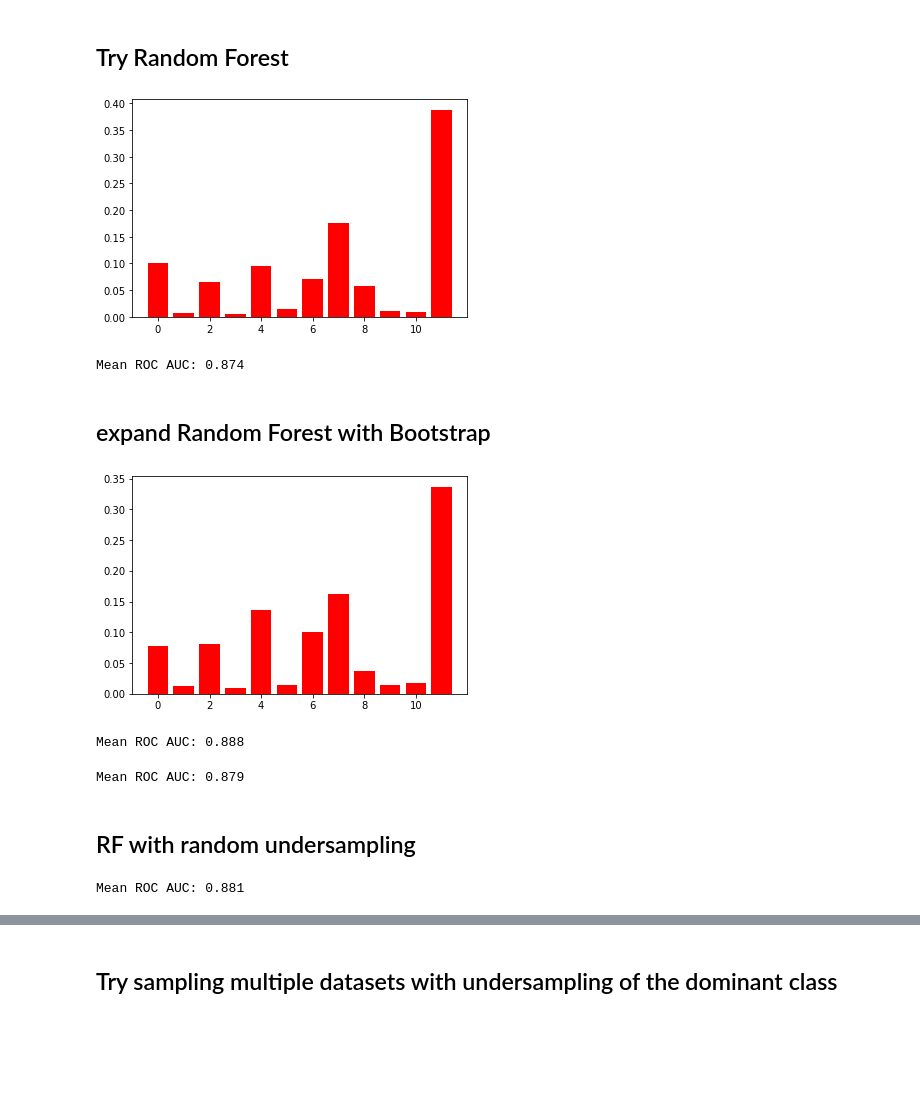
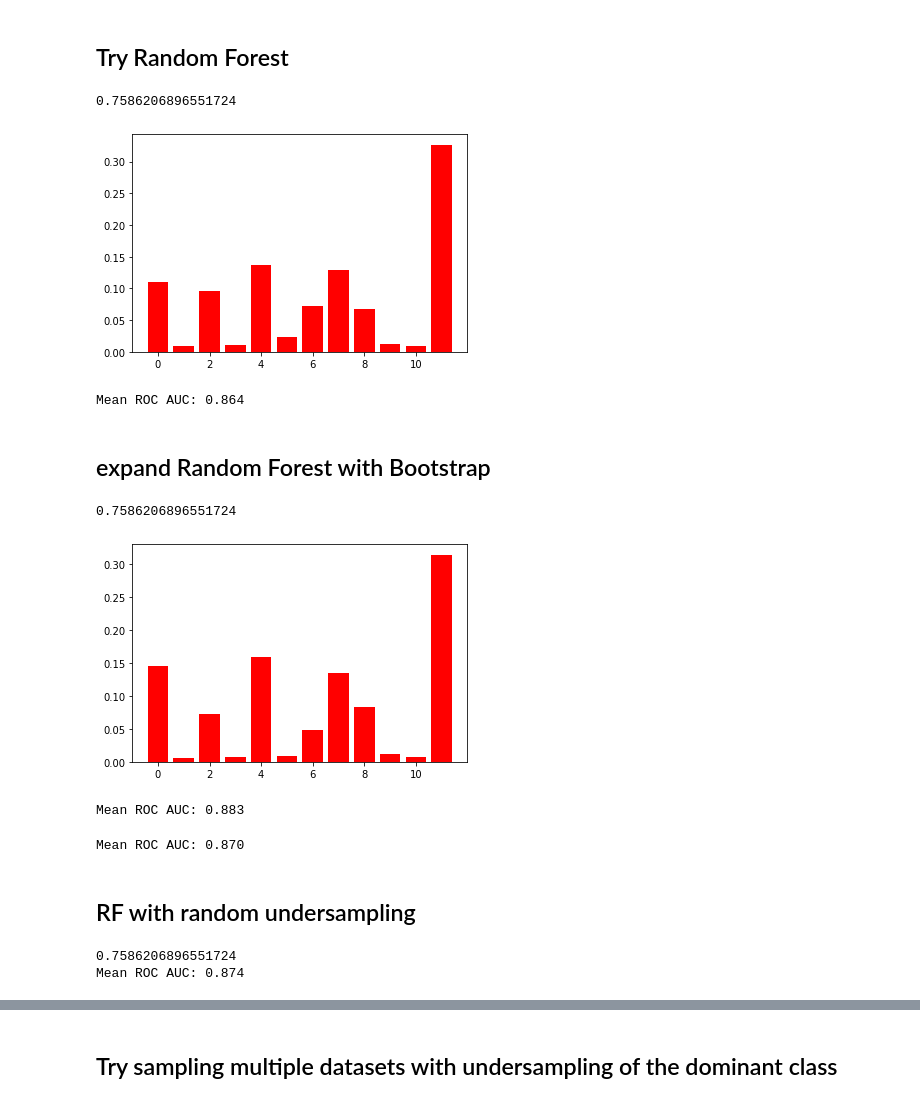
Before and after one commit to skynetn1fan/heartfailure, a Jupyter notebook: heart_failure_prediction.ipynb, the cells around one changed output, grey strips where cells are left out. Cells and saved outputs as stored; diff of their text form; code cells hidden in the pictures; blank space fills up the shorter version.

```diff
--- a/heart_failure_prediction.ipynb
+++ b/heart_failure_prediction.ipynb
@@ -197,3 +201,8 @@ sns.distplot(data["platelets"], fit=norm, ax=axs[2,1])
+# %%
+x = data.iloc[:,:-1]
+y = data.iloc[:,-1]
+# %%
+x_train, x_test, y_train, y_test = train_test_split(x, y, test_size=0.2)
 # %% [markdown]
 # Ensemble approach
 # %% [markdown]
@@ -204,11 +210,14 @@ target = df.iloc[:,-1]
 # %%
 # model: Random forest
 model = RandomForestClassifier(n_estimators=10, class_weight='balanced')
-model.fit(data,target)
+model.fit(x_train,y_train)
+y_pred = knn.predict(x_test)
+print(metrics.accuracy_score(y_test, y_pred))
 importance = model.feature_importances_
 
 plt.bar([x for x in range(len(importance))], importance, color = "red")
 plt.show()
 # %% [output]
+0.7586206896551724
-[figure, old version]
+[figure, new version]
 # %%
@@ -216,61 +225,65 @@ subs = data.iloc[:,[0,2,4,6,8,11]]
 # %%
-
 # define evaluation procedure
 cv = RepeatedStratifiedKFold(n_splits=10, n_repeats=3, random_state=1)
 
 # evaluate
-scores = cross_val_score(model, subs, target, scoring='roc_auc', cv=cv, n_jobs=-1)
+scores = cross_val_score(model, subs, y_train, scoring='roc_auc', cv=cv, n_jobs=-1)
 
 print('Mean ROC AUC: %.3f' % np.mean(scores))
 # %% [output]
-Mean ROC AUC: 0.874
+Mean ROC AUC: 0.864
 # %% [markdown]
 ## expand Random Forest with Bootstrap
 # %%
 # define model
 model = RandomForestClassifier(n_estimators=10, class_weight='balanced_subsample')
-model.fit(data,target)
-
+model.fit(x_train,y_train)
+y_pred = knn.predict(x_test)
+print(metrics.accuracy_score(y_test, y_pred))
 importance = model.feature_importances_
 
 plt.bar([x for x in range(len(importance))], importance, color = "red")
 plt.show()
 # %% [output]
+0.7586206896551724
-[figure, old version]
+[figure, new version]
 # %%
 # define evaluation procedure
 cv = RepeatedStratifiedKFold(n_splits=10, n_repeats=3, random_state=1)
 # evaluate model
-scores = cross_val_score(model, data, target, scoring='roc_auc', cv=cv, n_jobs=-1)
+scores = cross_val_score(model, x_train, y_train, scoring='roc_auc', cv=cv, n_jobs=-1)
 # summarize performance
 print('Mean ROC AUC: %.3f' % np.mean(scores))
 # %% [output]
-Mean ROC AUC: 0.888
+Mean ROC AUC: 0.883
 # %%
-subs1 = data.iloc[:,[0,2,4,6,8,11]]
+# With subset of columns
 # define evaluation procedure
 cv = RepeatedStratifiedKFold(n_splits=10, n_repeats=3, random_state=1)
 # evaluate model
-scores = cross_val_score(model, subs1, target, scoring='roc_auc', cv=cv, n_jobs=-1)
+scores = cross_val_score(model, subs, y_train, scoring='roc_auc', cv=cv, n_jobs=-1)
 # summarize performance
 print('Mean ROC AUC: %.3f' % np.mean(scores))
 # %% [output]
-Mean ROC AUC: 0.879
+Mean ROC AUC: 0.870
 # %% [markdown]
 ## RF with random undersampling
 # %%
 # model: Random forest
 model = BalancedRandomForestClassifier(n_estimators=10)
-model.fit(data,target)
+model.fit(x_train,y_train)
+y_pred = knn.predict(x_test)
+print(metrics.accuracy_score(y_test, y_pred))
 # define evaluation procedure
 cv = RepeatedStratifiedKFold(n_splits=10, n_repeats=3, random_state=1)
 
 # evaluate
-scores = cross_val_score(model, data, target, scoring='roc_auc', cv=cv, n_jobs=-1)
+scores = cross_val_score(model, x_train, y_train, scoring='roc_auc', cv=cv, n_jobs=-1)
 
 print('Mean ROC AUC: %.3f' % np.mean(scores))
 # %% [output]
-Mean ROC AUC: 0.881
+0.7586206896551724
+Mean ROC AUC: 0.874
 # %%
 # model: Random forest
 model = BalancedRandomForestClassifier(n_estimators=10)
```
Also changed, not shown: parts of 14 cells of this notebook.
